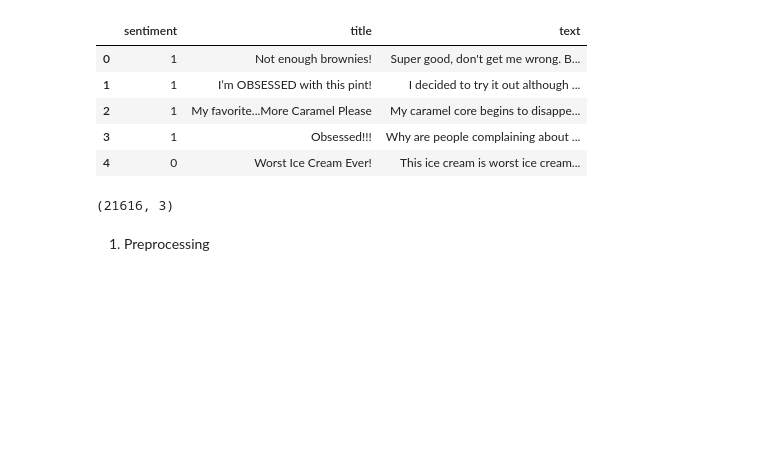
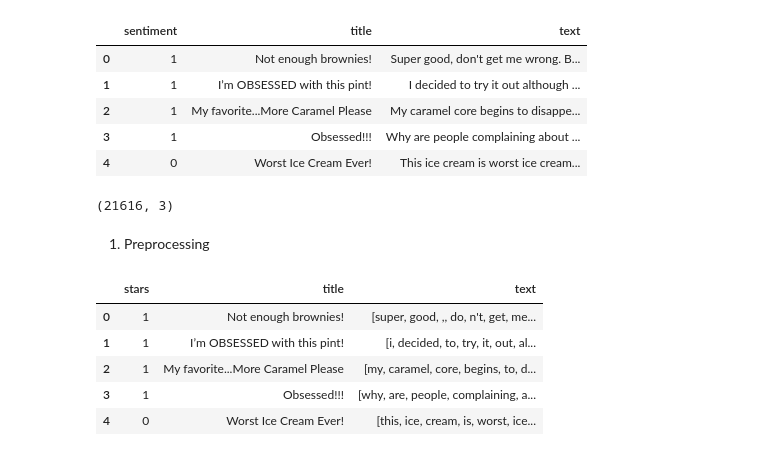
Before and after one commit to akmalamka/NLPIceCream, a Jupyter notebook: notebook.ipynb, the cells around one changed output. Cells and saved outputs as stored; diff of their text form; code cells hidden in the pictures; blank space fills up the shorter version.

Commit message:
add tokenizer

```diff
--- a/notebook.ipynb
+++ b/notebook.ipynb
@@ -101,6 +101,9 @@ df_training.shape
 # %% [markdown]
 1. Preprocessing
 # %%
+def word_tokenize(sentence):
+    return nltk.word_tokenize(sentence.lower())
+
 def process_text(text_input):
     clean_text = text_input
     nopunc=[char for char in clean_text if char not in string.punctuation] # menghilangkan punctuation
@@ -109,3 +112,14 @@ def process_text(text_input):
     wordnet_lemmatizer = WordNetLemmatizer()
     clean_text = [wordnet_lemmatizer.lemmatize(word) for word in clean_text] # lemmatization
     return ' '.join(clean_text)
+# %%
+df_training['text'] = df_training['text'].apply(word_tokenize)
+# %%
+df_training.head()
+# %% [output]
+|  | stars | title | text |
+| 0 | 1 | Not enough brownies! | [super, good, ,, do, n't, get, me... |
+| 1 | 1 | I’m OBSESSED with this pint! | [i, decided, to, try, it, out, al... |
+| 2 | 1 | My favorite...More Caramel Please | [my, caramel, core, begins, to, d... |
+| 3 | 1 | Obsessed!!! | [why, are, people, complaining, a... |
+| 4 | 0 | Worst Ice Cream Ever! | [this, ice, cream, is, worst, ice... |
```
